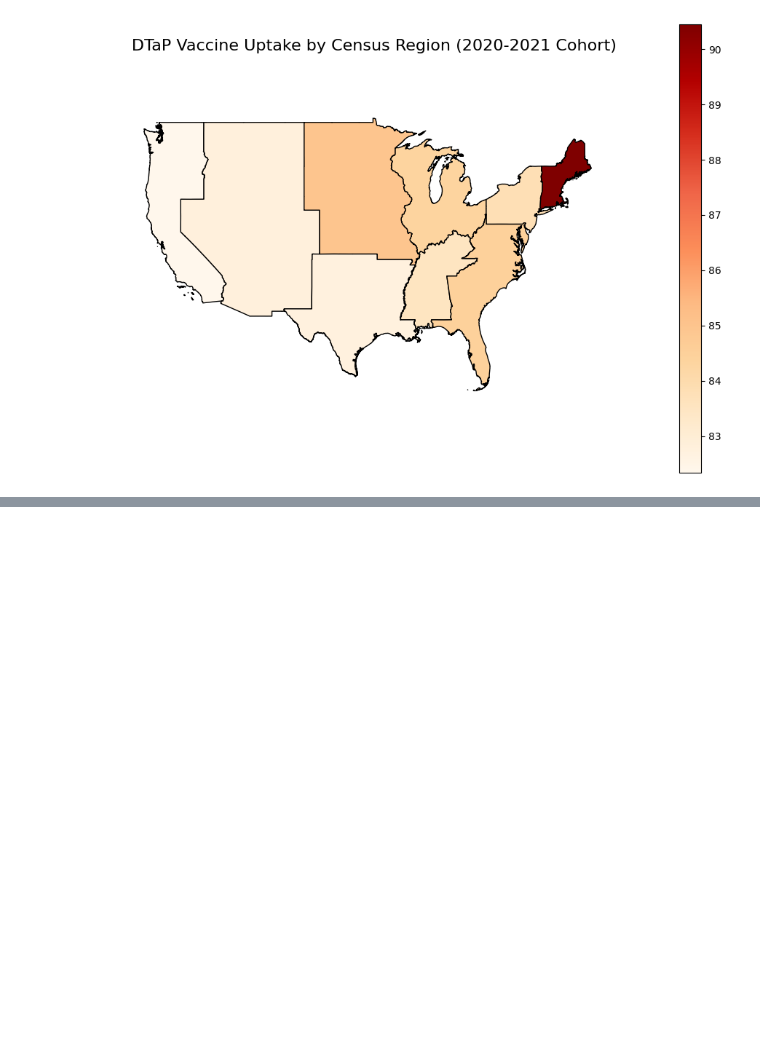
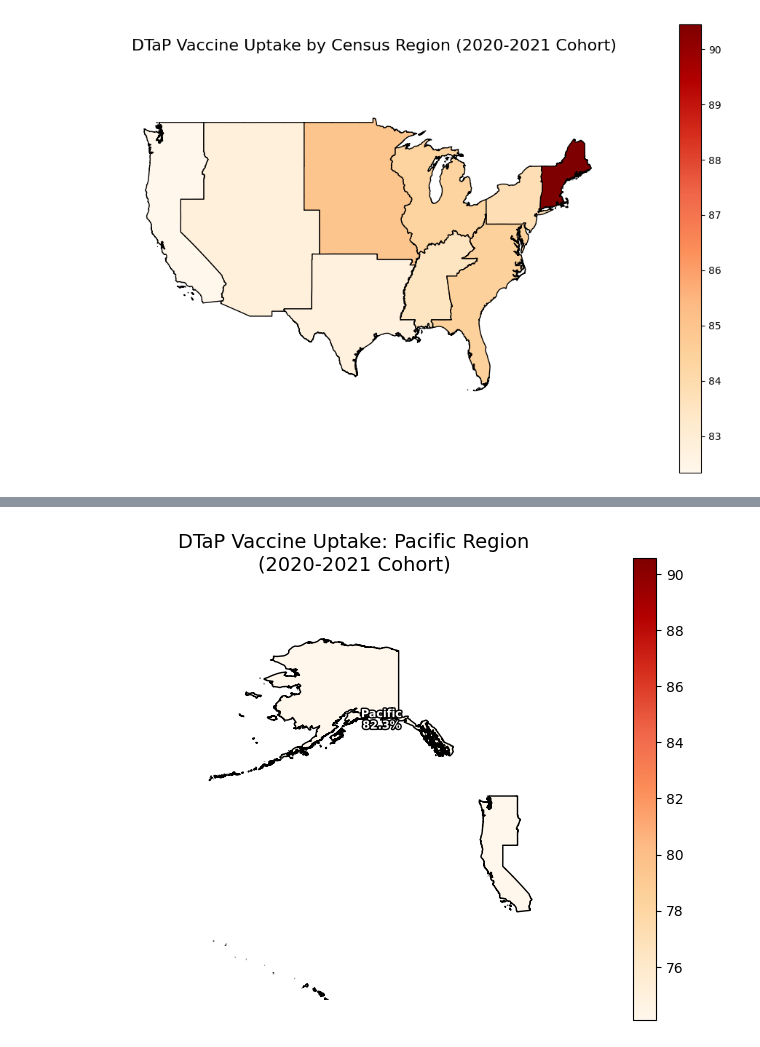
Before and after one commit to Khoi-cpu/RNN_COVID_GROUP, a Jupyter notebook: Dtap_vac_Chloropleth_mapV2.ipynb, the cells around one changed output, grey strips where cells are left out. Drawn from its saved outputs; the diff is of its cells as text; code cells hidden in the pictures; blank space fills up the shorter version.

```diff
--- a/Dtap_vac_Chloropleth_mapV2.ipynb
+++ b/Dtap_vac_Chloropleth_mapV2.ipynb
@@ -190,3 +194,49 @@ plt.show()
+# %%
+import matplotlib.pyplot as plt
+from matplotlib.patheffects import withStroke  # For text outline effects
+
+# Filter the data for the Pacific region
+pacific_data = choropleth_data[choropleth_data['Region'] == 'Pacific']
+
+# Plot the choropleth for the Pacific region
+fig, ax = plt.subplots(1, 1, figsize=(8, 6))
+pacific_data.plot(
+    column='Mean_Dtap_Uptake',
+    cmap='OrRd',  # Color scheme
+    legend=True,
+    ax=ax,
+    edgecolor='black'
+)
+
+# Add a title and turn off axis
+ax.set_title('DTaP Vaccine Uptake: Pacific Region\n(2020-2021 Cohort)', fontsize=14)
+ax.set_axis_off()
+
+# Add labels for the Pacific region
+for idx, row in pacific_data.iterrows():
+    # Get the centroid of the region
+    centroid = row['geometry'].centroid
+    # Add annotation with the region name and mean percentage
+    ax.annotate(
+        f"{row['Region']}\n{row['Mean_Dtap_Uptake']:.1f}%",  # Text with region name and percentage
+        xy=(centroid.x, centroid.y),  # Position at the centroid
+        fontsize=8,                   # Font size
+        fontweight='bold',            # Bold font
+        color='white',                # Text color
+        ha='center',                  # Center align text
+        path_effects=[
+            withStroke(linewidth=2, foreground="black")  # Bold black outline
+        ]
+    )
+
+# Adjust bounds to zoom in on the Pacific region
+ax.set_xlim([-200, -100])  # Adjust these values to better fit the Pacific region
+ax.set_ylim([20, 80])      # Adjust these values to better fit the Pacific region
+
+# Show the plot
+plt.show()
+# %% [output]
+[figure, added]
 # %%
 import matplotlib.pyplot as plt
 from matplotlib.patheffects import withStroke  # For text outline effects
```
Also changed, not shown: parts of 3 cells of this notebook, 3 other files.
